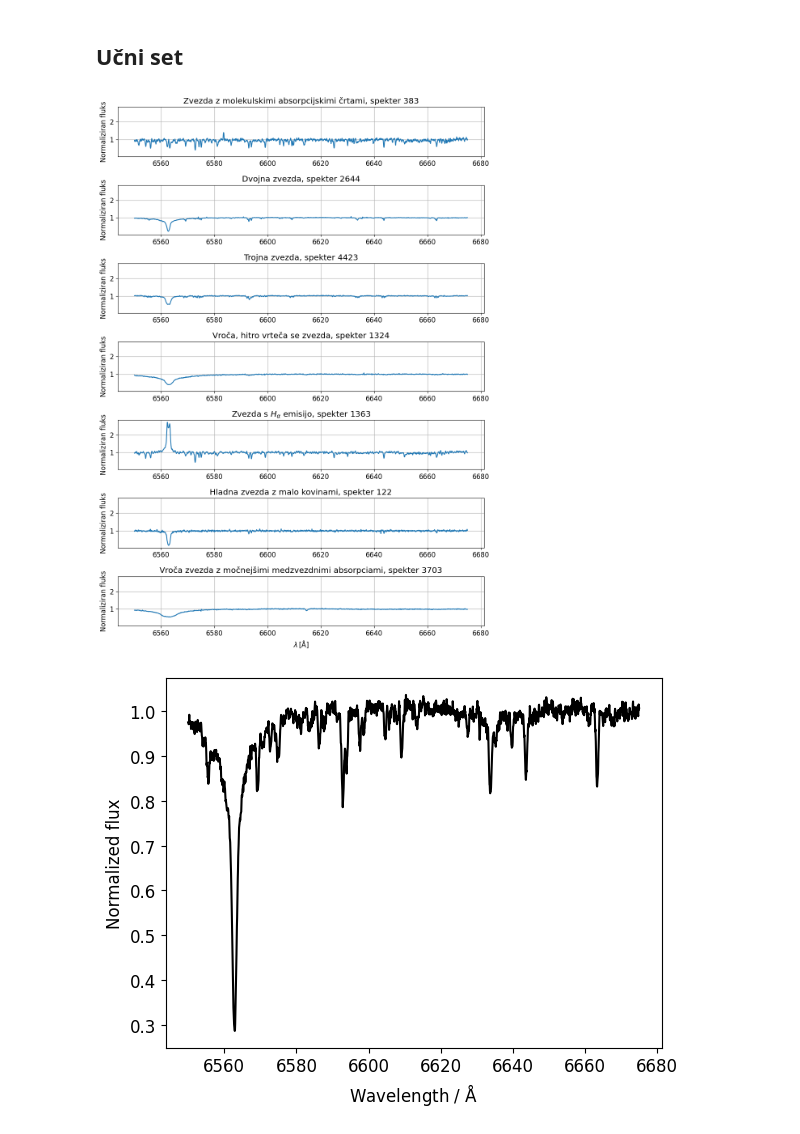
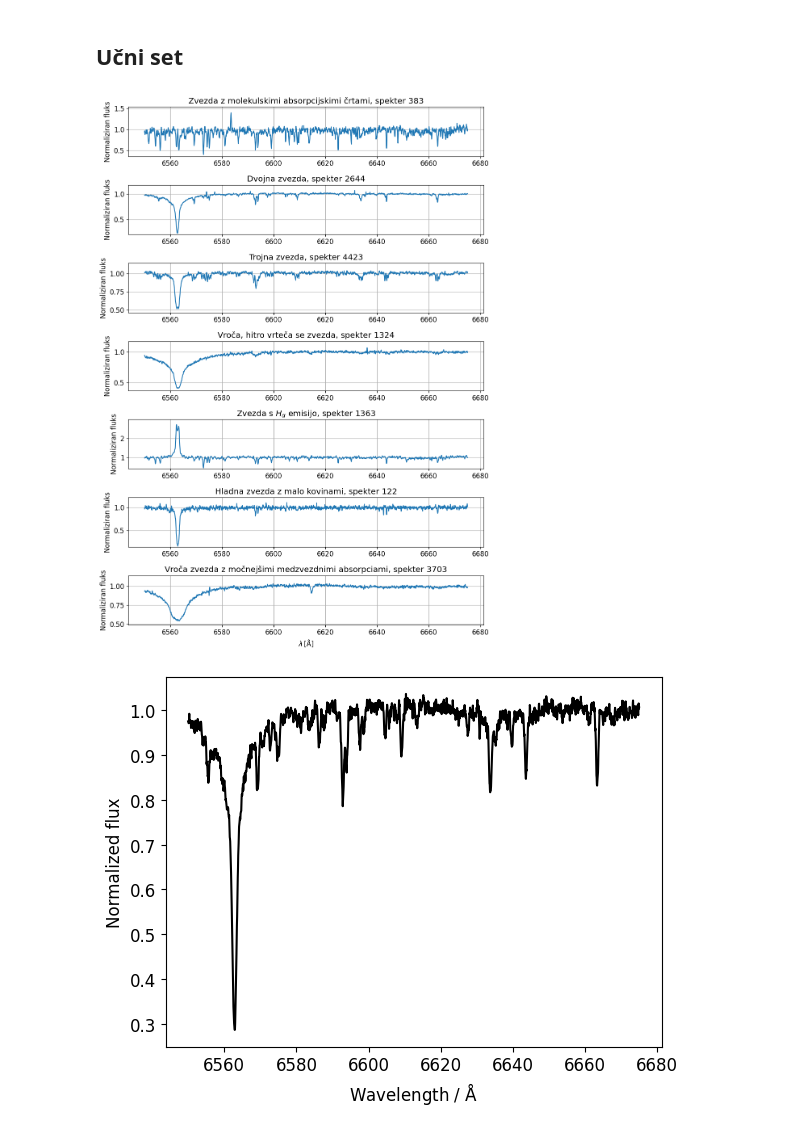
Before and after one commit to tadejkooo/PSUF, a Jupyter notebook: PSUF2/python/spektri.ipynb, the cells around one changed output. Drawn from its saved outputs; the diff is of its cells as text; code cells hidden in the pictures.

```diff
--- a/PSUF2/python/spektri.ipynb
+++ b/PSUF2/python/spektri.ipynb
@@ -63,29 +43,31 @@ X = np.array(spectra_array)
 # %%
 stars = {
     "MAB": (383, "Zvezda z molekulskimi absorpcijskimi črtami"),
     "BIN": (2644, "Dvojna zvezda"),
     "TRI": (4423, "Trojna zvezda"),
     "HFR": (1324, "Vroča, hitro vrteča se zvezda"),
     "HAE": (1363, r"Zvezda s $H_\alpha$ emisijo"),
     "CMP": (122, "Hladna zvezda z malo kovinami"),
     "DIB": (3703,"Vroča zvezda z močnejšimi medzvezdnimi absorpciami")
 }
 
-fig, axes = plt.subplots(7, 1, figsize=(10, 14), sharey=True)
+fig, axes = plt.subplots(7, 1, figsize=(10, 14))
 
 for i, ax in enumerate(axes):
     star_type = list(stars.keys())[i]
-    ax.plot(wav, spectra_array[stars[star_type][0] - 1])
+    specter = spectra_array[stars[star_type][0] - 1]
+    ax.plot(wav, specter)
     ax.set_title(f"{stars[star_type][1]}, spekter {stars[star_type][0]}")
     ax.grid(True)
     ax.set_ylabel("Normaliziran fluks")
+    ax.set_ylim((np.min(specter)*0.9, np.max(specter)*1.1))
     if i == 6:
         ax.set_xlabel(r"$\lambda \, [\mathrm{\AA}]$")
 
 plt.tight_layout()
 plt.show()
 # %% [output]
-[figure, old version]
+[figure, new version]
 # %%
 # plot spectrum
 plt.plot(wav, spectra_array[4036 - 1], 'k-')
```
Also changed, not shown: parts of 11 cells of this notebook, 17 other files.
